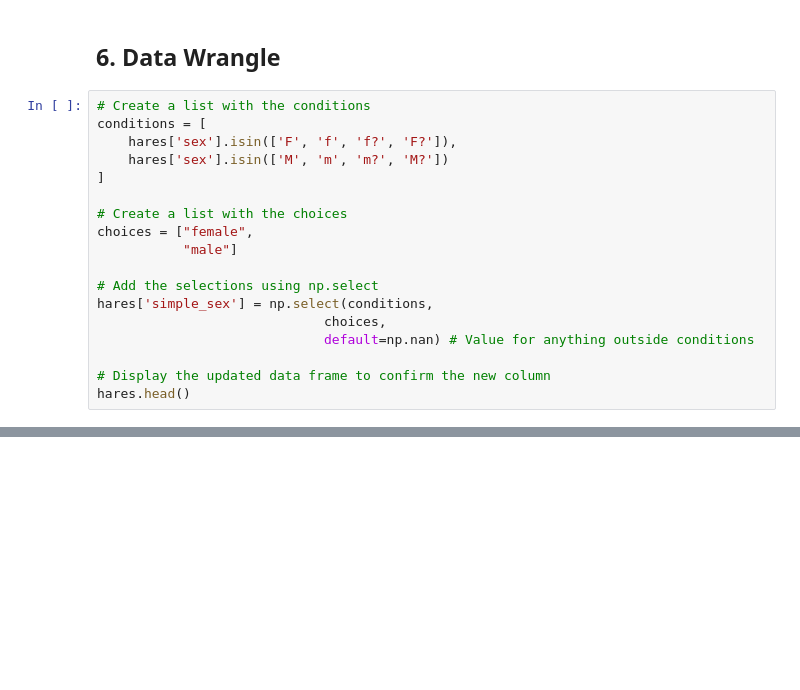
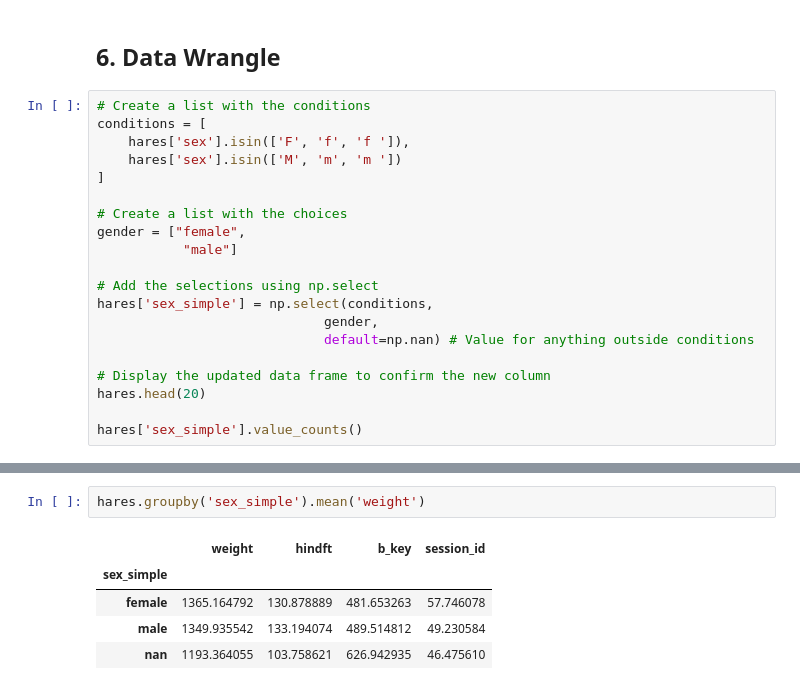
Before and after one commit to kimberleewong/eds220-2024-sections, a Jupyter notebook: section-3-snowshoe-hares.ipynb.ipynb, the cells around one changed output, grey strips where cells are left out. Cells and saved outputs as stored; diff of their text form; blank space fills up the shorter version.

```diff
--- a/section-3-snowshoe-hares.ipynb.ipynb
+++ b/section-3-snowshoe-hares.ipynb.ipynb
@@ -106,19 +145,21 @@ Yes, there are seemingly repeated values. The cause could be different observers
 # %%
 # Create a list with the conditions
 conditions = [
-    hares['sex'].isin(['F', 'f', 'f?', 'F?']),
-    hares['sex'].isin(['M', 'm', 'm?', 'M?'])
+    hares['sex'].isin(['F', 'f', 'f ']),
+    hares['sex'].isin(['M', 'm', 'm '])
 ]
 
 # Create a list with the choices
-choices = ["female",
+gender = ["female",
            "male"]
 
 # Add the selections using np.select
-hares['simple_sex'] = np.select(conditions,
-                             choices,
+hares['sex_simple'] = np.select(conditions,
+                             gender,
                              default=np.nan) # Value for anything outside conditions
 
 # Display the updated data frame to confirm the new column
-hares.head()
+hares.head(20)
+
+hares['sex_simple'].value_counts()
 # %% [output]
@@ -130,0 +173,8 @@ hares.head()
+# %%
+hares.groupby('sex_simple').mean('weight')
+# %% [output]
+|  | weight | hindft | b_key | session_id |
+| sex_simple |  |  |  |  |
+| female | 1365.164792 | 130.878889 | 481.653263 | 57.746078 |
+| male | 1349.935542 | 133.194074 | 489.514812 | 49.230584 |
+| nan | 1193.364055 | 103.758621 | 626.942935 | 46.475610 |
```
Also changed, not shown: parts of 9 cells of this notebook.
